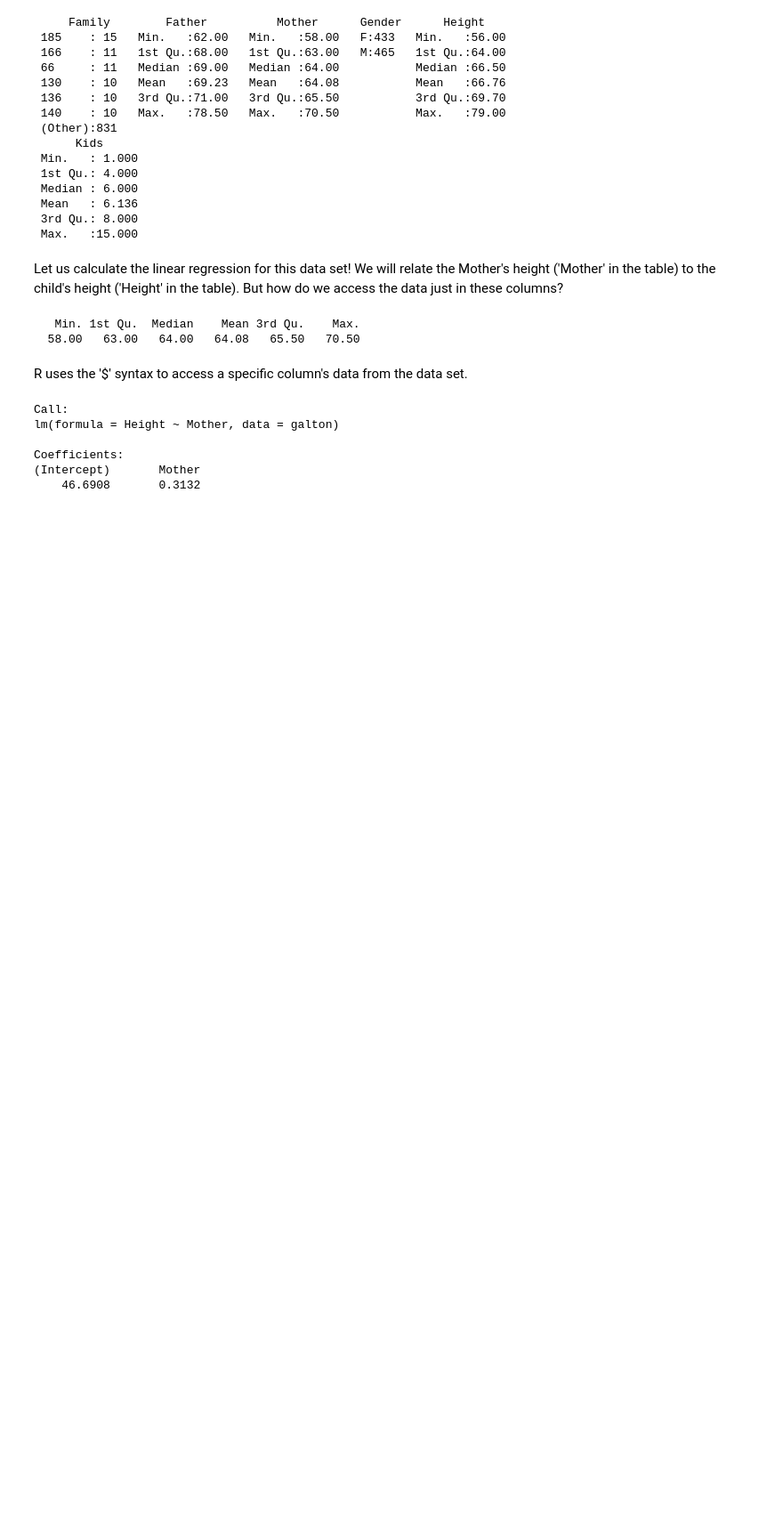
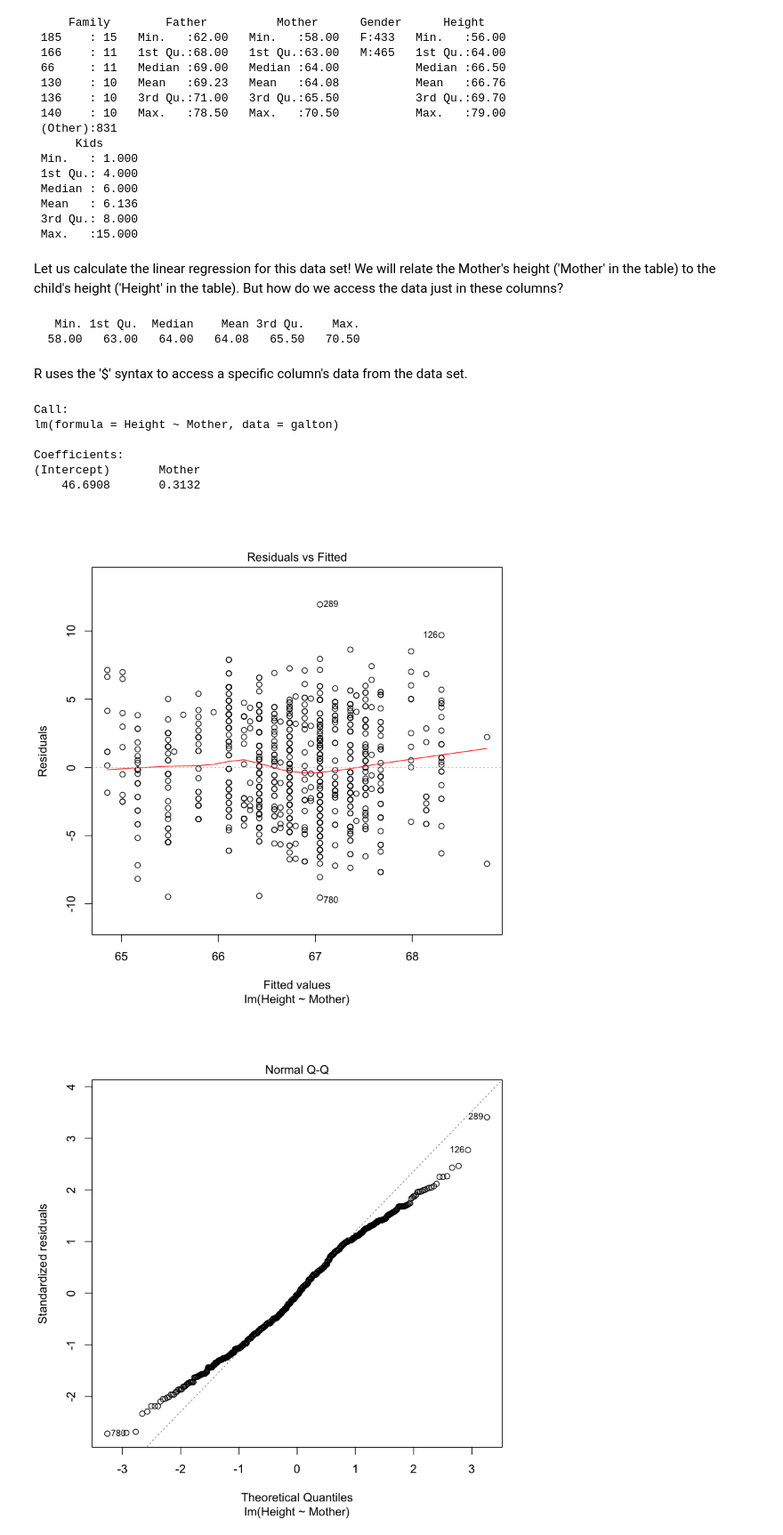
Before and after one commit to dvirreif/align_R-LinearRegression, a Jupyter notebook: Align Workshop-R and Linear Regression.ipynb, the cells around one changed output. Shown at 89% size. Cells and saved outputs as stored; diff of their text form; code cells hidden in the pictures; blank space fills up the shorter version.

```diff
--- a/Align Workshop-R and Linear Regression.ipynb
+++ b/Align Workshop-R and Linear Regression.ipynb
@@ -183,3 +183,8 @@ lm(formula = Height ~ Mother, data = galton)
 Coefficients:
 (Intercept)       Mother
     46.6908       0.3132
+# %%
+plot(lm(Height~ Mother,galton))
+# %% [output]
+[figure, added]
+[figure, added]
```
Also changed, not shown: parts of 1 cell of this notebook.
